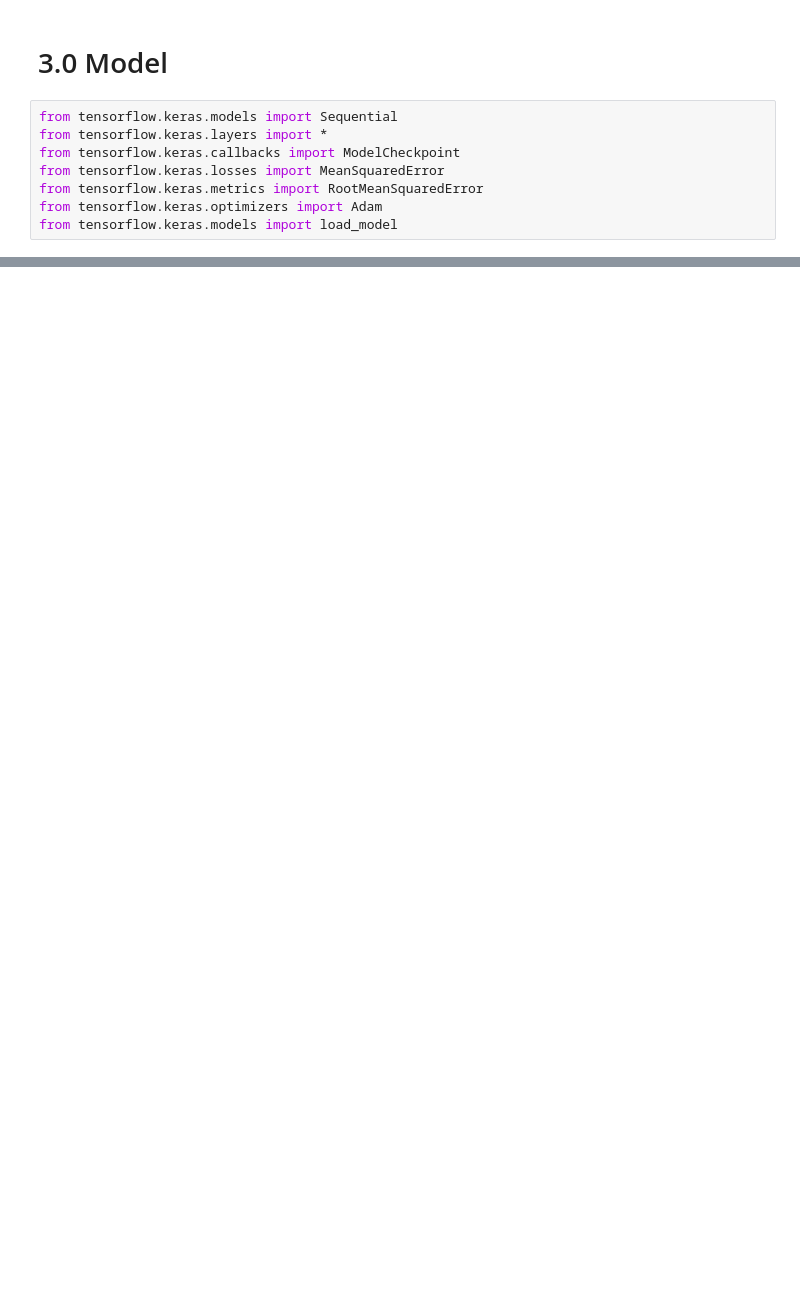
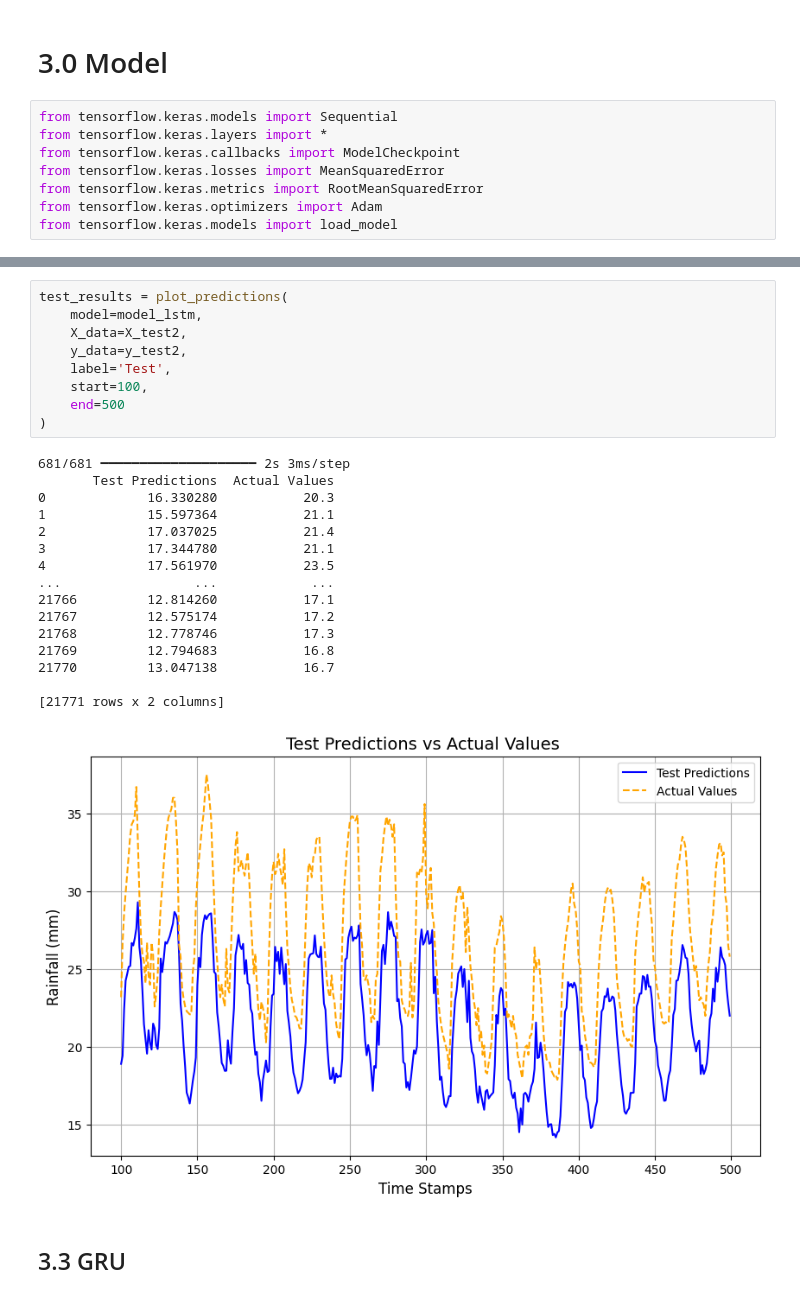
Before and after one commit to Kshitijk14/model-cloud-burst, a Jupyter notebook: notebooks/04-time_series_forecasting_cloud_burst.ipynb, the cells around one changed output, grey strips where cells are left out. Cells and saved outputs as stored; diff of their text form; blank space fills up the shorter version.

```diff
--- a/notebooks/04-time_series_forecasting_cloud_burst.ipynb
+++ b/notebooks/04-time_series_forecasting_cloud_burst.ipynb
@@ -394,0 +680,28 @@ from tensorflow.keras.models import load_model
+# %%
+test_results = plot_predictions(
+    model=model_lstm,
+    X_data=X_test2,
+    y_data=y_test2,
+    label='Test',
+    start=100,
+    end=500
+)
+# %% [output]
+681/681 ━━━━━━━━━━━━━━━━━━━━ 2s 3ms/step
+       Test Predictions  Actual Values
+0             16.330280           20.3
+1             15.597364           21.1
+2             17.037025           21.4
+3             17.344780           21.1
+4             17.561970           23.5
+...                 ...            ...
+21766         12.814260           17.1
+21767         12.575174           17.2
+21768         12.778746           17.3
+21769         12.794683           16.8
+21770         13.047138           16.7
+
+[21771 rows x 2 columns]
+[figure, added]
+# %% [markdown]
+## 3.3 GRU
```
Also changed, not shown: parts of 35 cells of this notebook, 3 other files.
